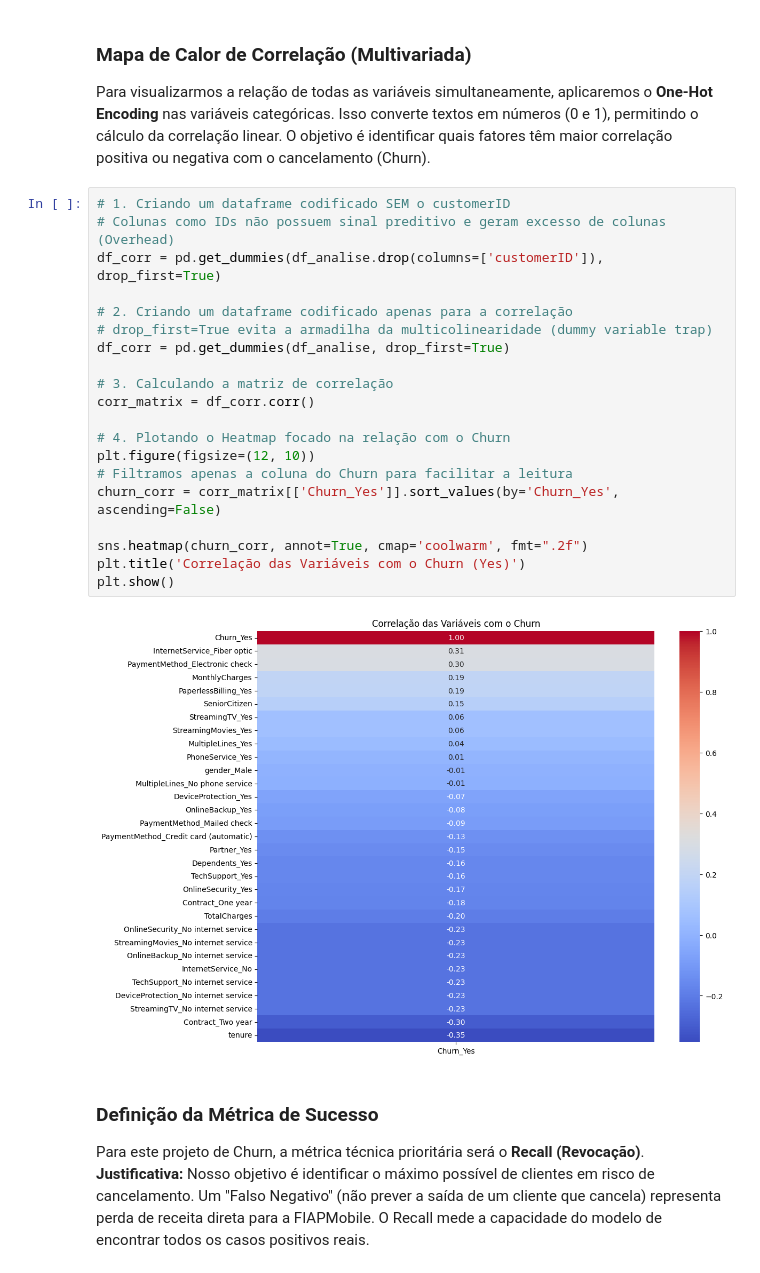
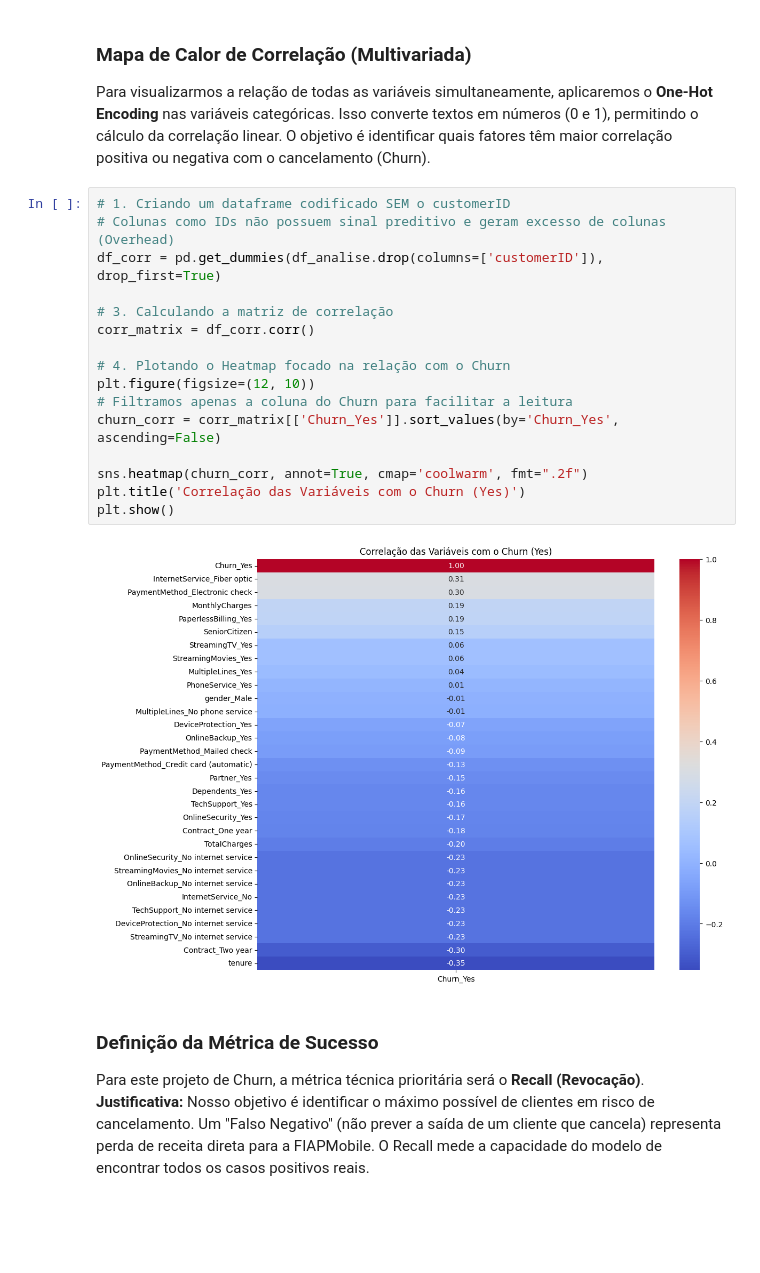
Before and after one commit to thiagossi/tech-challenge-churn-prediction, a Jupyter notebook: noteboooks/eda_churn.ipynb, the cells around one changed output. Saved outputs shown, nothing was run; the diff lists cells and outputs as text; blank space fills up the shorter version.

```diff
--- a/noteboooks/eda_churn.ipynb
+++ b/noteboooks/eda_churn.ipynb
@@ -311,25 +311,21 @@ têm maior correlação positiva ou negativa com o cancelamento (Churn).
 # %%
 # 1. Criando um dataframe codificado SEM o customerID
 # Colunas como IDs não possuem sinal preditivo e geram excesso de colunas (Overhead)
 df_corr = pd.get_dummies(df_analise.drop(columns=['customerID']), drop_first=True)
-
-# 2. Criando um dataframe codificado apenas para a correlação
-# drop_first=True evita a armadilha da multicolinearidade (dummy variable trap)
-df_corr = pd.get_dummies(df_analise, drop_first=True)
 
 # 3. Calculando a matriz de correlação
 corr_matrix = df_corr.corr()
 
 # 4. Plotando o Heatmap focado na relação com o Churn
 plt.figure(figsize=(12, 10))
 # Filtramos apenas a coluna do Churn para facilitar a leitura
 churn_corr = corr_matrix[['Churn_Yes']].sort_values(by='Churn_Yes', ascending=False)
 
 sns.heatmap(churn_corr, annot=True, cmap='coolwarm', fmt=".2f")
 plt.title('Correlação das Variáveis com o Churn (Yes)')
 plt.show()
 # %% [output]
-[figure, old version]
+[figure, new version]
 # %% [markdown]
 ### Definição da Métrica de Sucesso
 Para este projeto de Churn, a métrica técnica prioritária será o **Recall (Revocação)**.
```
Also changed, not shown: parts of 12 cells of this notebook.
